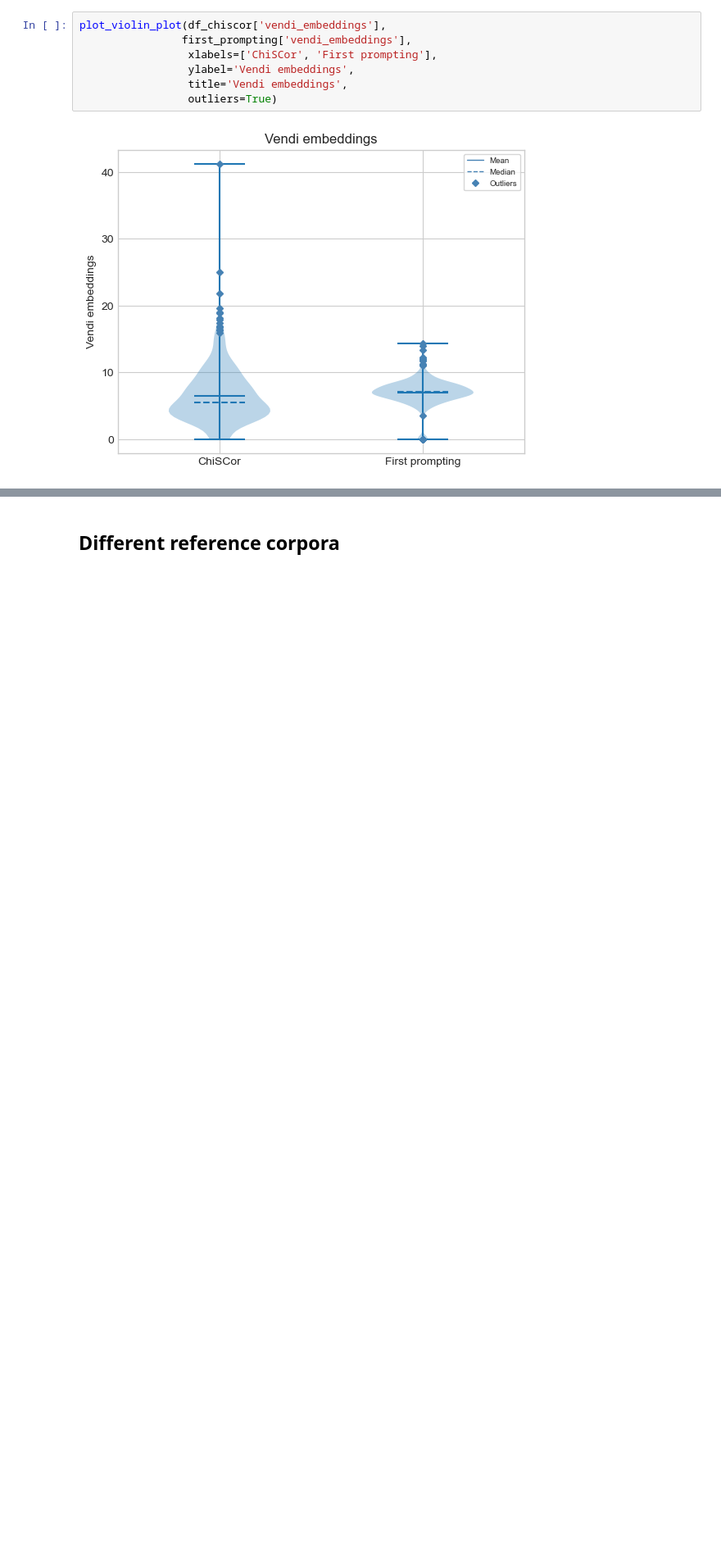
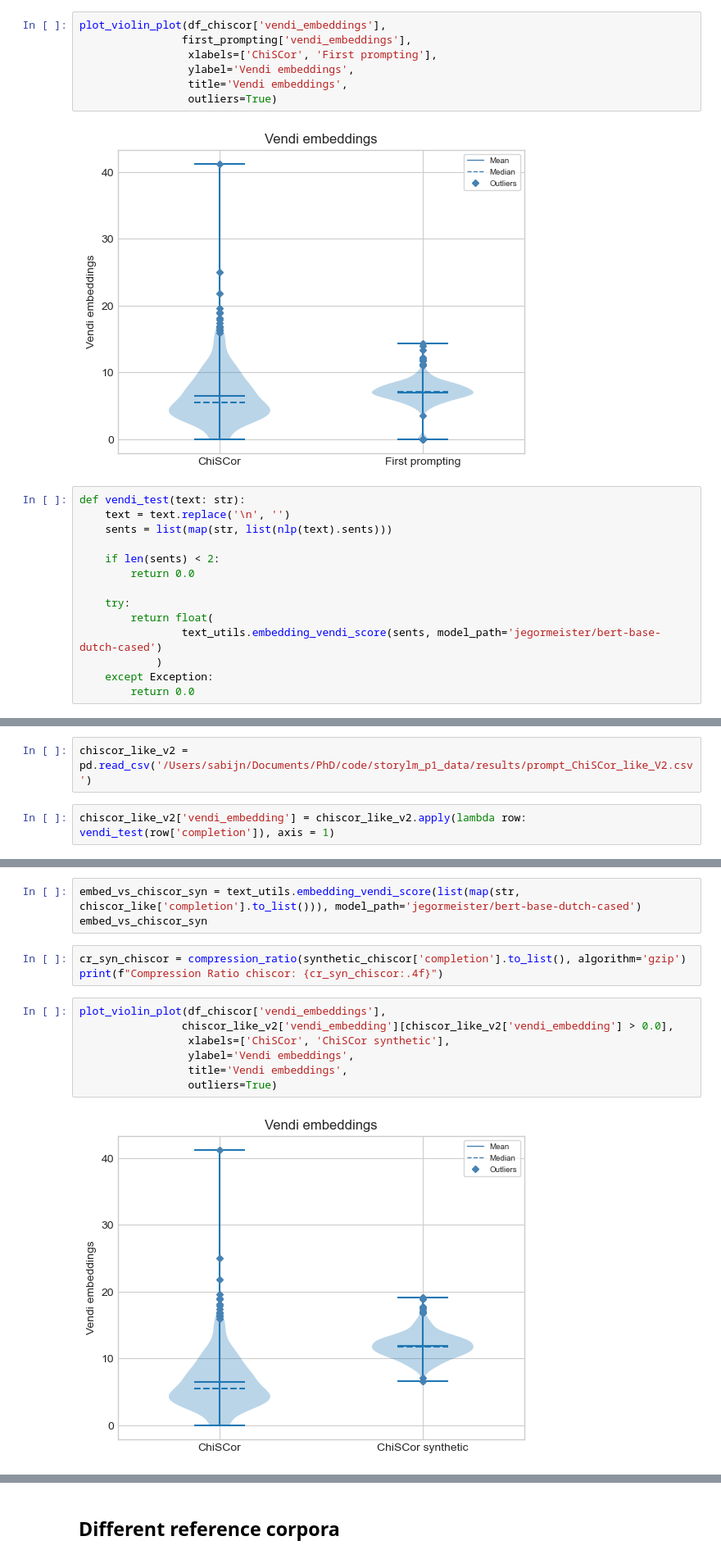
Before and after one commit to sabijn/storylm_p1_data, a Jupyter notebook: dataset_eval_overview-NL.ipynb, the cells around one changed output, grey strips where cells are left out. Shown at 82% size. Cells and saved outputs as stored; diff of their text form; blank space fills up the shorter version.

```diff
--- a/dataset_eval_overview-NL.ipynb
+++ b/dataset_eval_overview-NL.ipynb
@@ -947,3 +959,17 @@ plot_violin_plot(df_chiscor['vendi_embeddings'],
                  outliers=True)
 # %% [output]
 [figure]
+# %%
+def vendi_test(text: str):
+    text = text.replace('\n', '')
+    sents = list(map(str, list(nlp(text).sents)))
+
+    if len(sents) < 2:
+        return 0.0
+
+    try:
+        return float(
+                text_utils.embedding_vendi_score(sents, model_path='jegormeister/bert-base-dutch-cased')
+            )
+    except Exception:
+        return 0.0
@@ -949,0 +978,4 @@ plot_violin_plot(df_chiscor['vendi_embeddings'],
+# %%
+chiscor_like_v2 = pd.read_csv('/Users/sabijn/Documents/PhD/code/storylm_p1_data/results/prompt_ChiSCor_like_V2.csv')
+# %%
+chiscor_like_v2['vendi_embedding'] = chiscor_like_v2.apply(lambda row: vendi_test(row['completion']), axis = 1)
@@ -949,0 +1005,15 @@ plot_violin_plot(df_chiscor['vendi_embeddings'],
+# %%
+embed_vs_chiscor_syn = text_utils.embedding_vendi_score(list(map(str, chiscor_like['completion'].to_list())), model_path='jegormeister/bert-base-dutch-cased')
+embed_vs_chiscor_syn
+# %%
+cr_syn_chiscor = compression_ratio(synthetic_chiscor['completion'].to_list(), algorithm='gzip')
+print(f"Compression Ratio chiscor: {cr_syn_chiscor:.4f}")
+# %%
+plot_violin_plot(df_chiscor['vendi_embeddings'],
+                chiscor_like_v2['vendi_embedding'][chiscor_like_v2['vendi_embedding'] > 0.0],
+                 xlabels=['ChiSCor', 'ChiSCor synthetic'],
+                 ylabel='Vendi embeddings',
+                 title='Vendi embeddings',
+                 outliers=True)
+# %% [output]
+[figure, added]
```
Also changed, not shown: parts of 14 cells of this notebook, 10 other files.
